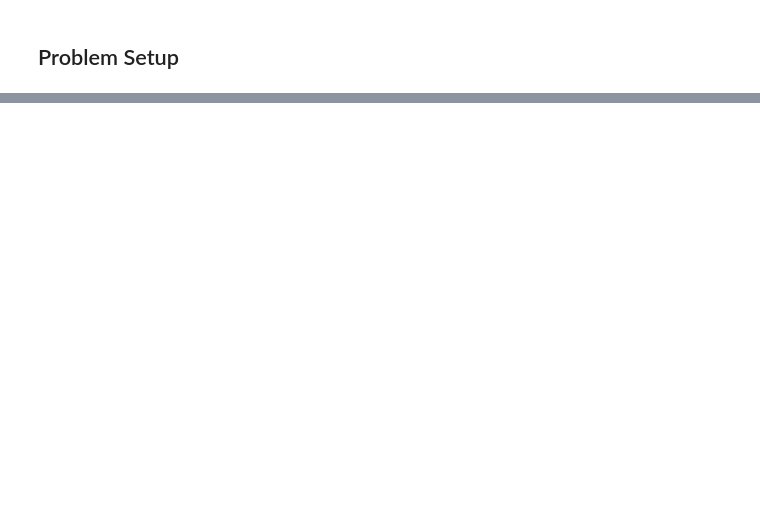
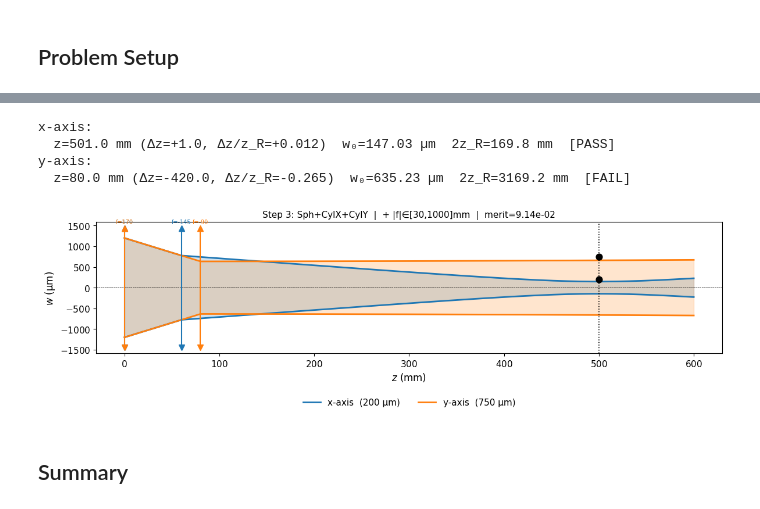
Before and after one commit to akihiko-shimura/gbeampro, a Jupyter notebook: gbeampro/examples/astigmatic_beam_shaping.ipynb, the cells around one changed output, grey strips where cells are left out. Saved outputs shown, nothing was run; the diff lists cells and outputs as text; code cells hidden in the pictures; blank space fills up the shorter version.

```diff
--- a/gbeampro/examples/astigmatic_beam_shaping.ipynb
+++ b/gbeampro/examples/astigmatic_beam_shaping.ipynb
@@ -85,0 +201,12 @@ print(f"  err_y = {abs(wy - WY_TARGET*1e3)/(WY_TARGET*1e3)*100:.2f}%")
+# %%
+r3 = optimize_astigmatic(
+    beam, LENS_TYPES, operands,
+    f_abs_bounds=(30, 600),
+    f_step_mm=5.0,
+    z_max_mm=450.0,
+    min_lens_sep_mm=20.0,
+    algorithm='de',
+    maxiter=2000, popsize=20, seed=42,
+)
+print(f'merit = {r3.merit:.2e}')
+print_specs(r3)
@@ -85,0 +221,12 @@ print(f"  err_y = {abs(wy - WY_TARGET*1e3)/(WY_TARGET*1e3)*100:.2f}%")
+# %%
+plot_result(r3,
+    f'Step 3: Sph+CylX+CylY  |  + |f|∈[30,1000]mm  |  merit={r3.merit:.2e}')
+verify_waists(r3)
+# %% [output]
+x-axis:
+  z=501.0 mm (Δz=+1.0, Δz/z_R=+0.012)  w₀=147.03 µm  2z_R=169.8 mm  [PASS]
+y-axis:
+  z=80.0 mm (Δz=-420.0, Δz/z_R=-0.265)  w₀=635.23 µm  2z_R=3169.2 mm  [FAIL]
+[figure, added]
+# %% [markdown]
+## Summary
```
Also changed, not shown: parts of 25 cells of this notebook.
